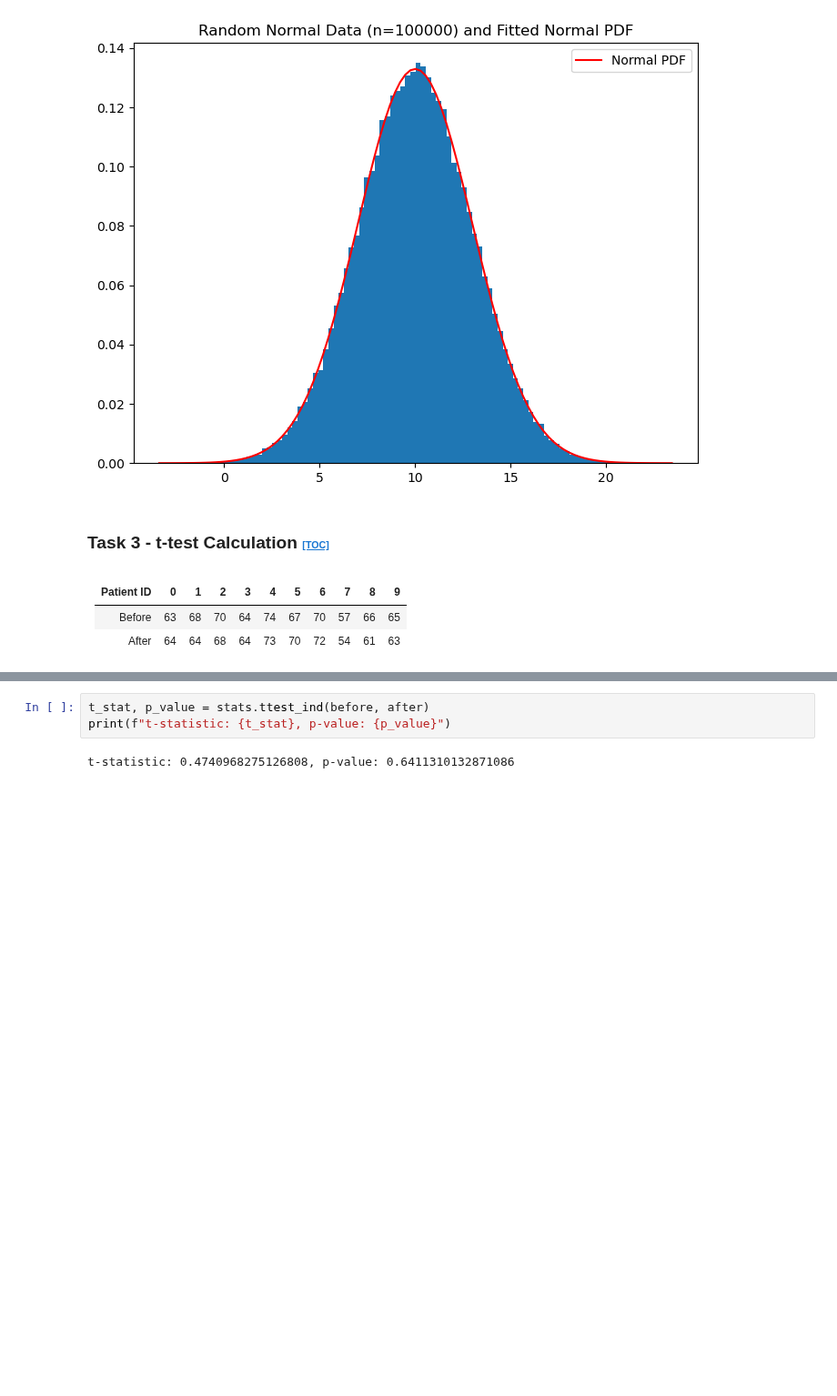
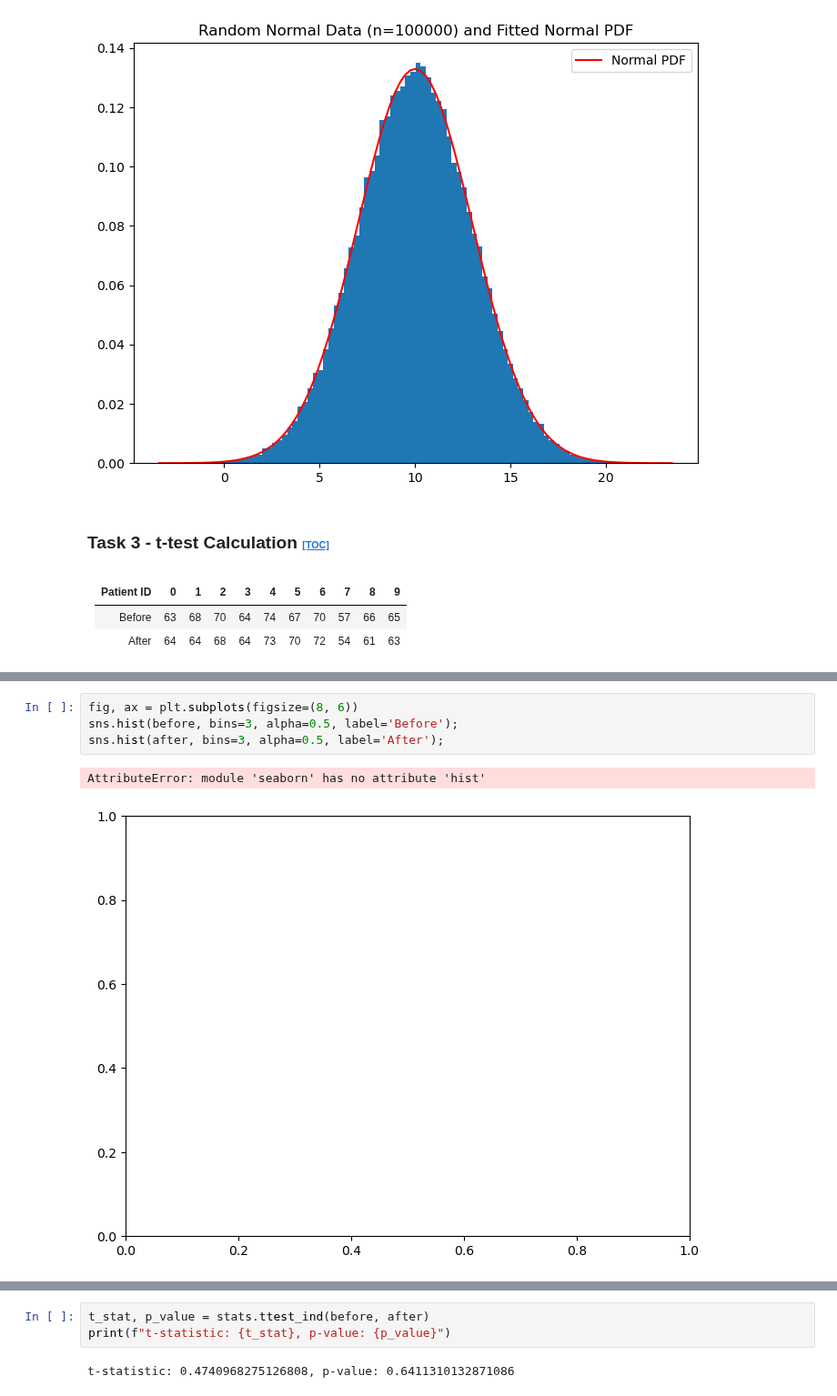
Before and after one commit to Eilis9/applied_statistics, a Jupyter notebook: tasks.ipynb, the cells around one changed output, grey strips where cells are left out. Shown at 91% size. Cells and saved outputs as stored; diff of their text form; blank space fills up the shorter version.

```diff
--- a/tasks.ipynb
+++ b/tasks.ipynb
@@ -346,0 +384,7 @@ fig, ax = plt.subplots()
+# %%
+fig, ax = plt.subplots(figsize=(8, 6))
+sns.hist(before, bins=3, alpha=0.5, label='Before');
+sns.hist(after, bins=3, alpha=0.5, label='After');
+# %% [output]
+AttributeError: module 'seaborn' has no attribute 'hist'
+[figure, added]
```
Also changed, not shown: parts of 17 cells of this notebook.
